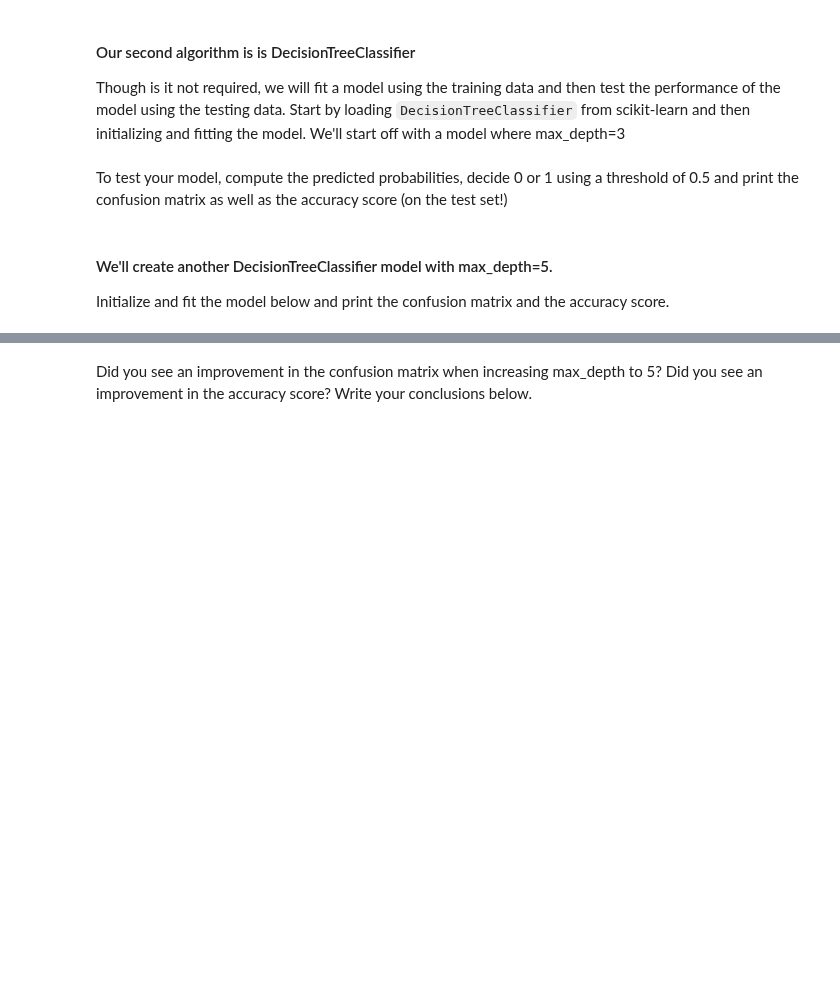
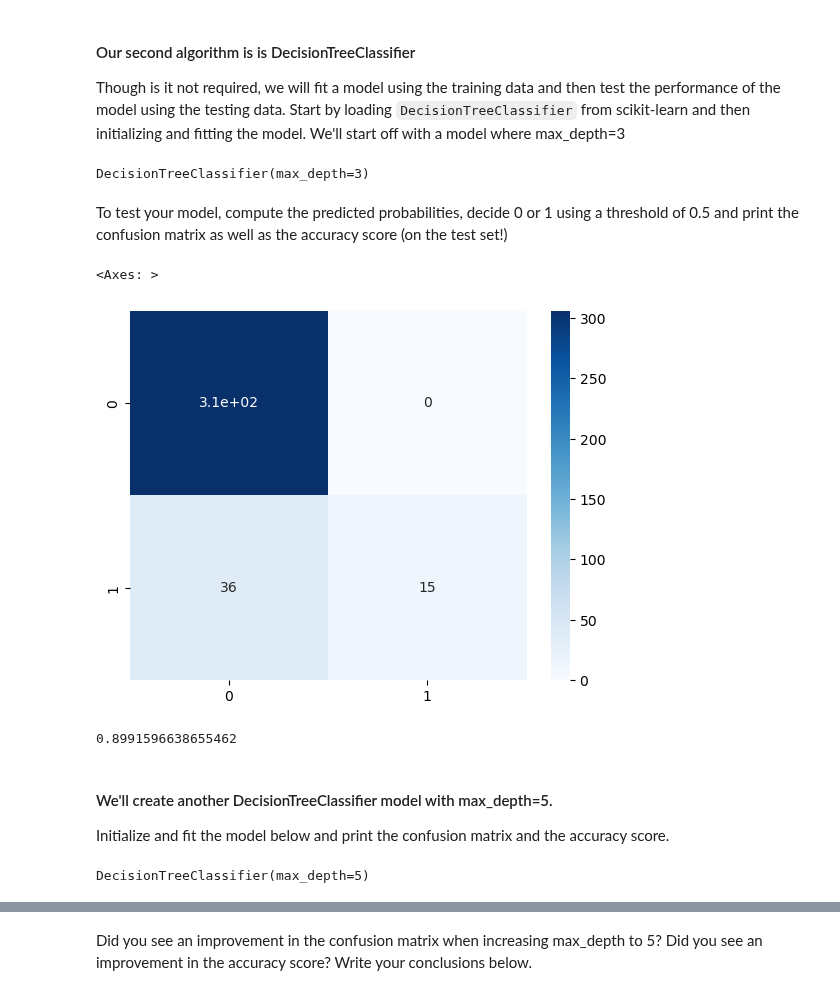
Before and after one commit to Ironhack-Data-Madrid-Octubre-2023/7.1-lab_supervised_learning, a Jupyter notebook: your-code/main.ipynb, the cells around one changed output, grey strips where cells are left out. Saved outputs shown, nothing was run; the diff lists cells and outputs as text; code cells hidden in the pictures; blank space fills up the shorter version.

```diff
--- a/your-code/main.ipynb
+++ b/your-code/main.ipynb
@@ -641,2 +705,16 @@ Though is it not required, we will fit a model using the training data and then
+# %%
+# Your code here:
+
+# cargamos DecisionTreeClassifier
+
+from sklearn.tree import DecisionTreeClassifier as dtc
+
+# ebtrenamos el modelo con DecisionTreeClassifier
+
+dtc = dtc(max_depth=3)
+
+dtc.fit(X_train, y_train)
+# %% [output]
+DecisionTreeClassifier(max_depth=3)
 # %% [markdown]
 To test your model, compute the predicted probabilities, decide 0 or 1 using a threshold of 0.5 and print the confusion matrix as well as the accuracy score (on the test set!)
@@ -645,3 +721,24 @@ To test your model, compute the predicted probabilities, decide 0 or 1 using a t
+# %%
+# Your code here:
+
+# hacemos la confusion matrix con el modelo
+
+y_pred = dtc.predict(X_test)
+
+confusion_matrix(y_test, y_pred)
+
+# pintamos la confusion matrix
+
+sns.heatmap(confusion_matrix(y_test, y_pred), annot=True, cmap='Blues')
+# %% [output]
+<Axes: >
+[figure, added]
+# %%
+# hacemos la accuracy score con el modelo
+
+accuracy_score(y_test, y_pred)
+# %% [output]
+0.8991596638655462
 # %% [markdown]
 #### We'll create another DecisionTreeClassifier model with max_depth=5.
 Initialize and fit the model below and print the confusion matrix and the accuracy score.
@@ -649,0 +745,12 @@ Initialize and fit the model below and print the confusion matrix and the accura
+# %%
+# Your code here:
+
+# cargamos DecisionTreeClassifier
+
+from sklearn.tree import DecisionTreeClassifier as dtc
+
+dtc = dtc(max_depth=5)
+
+dtc.fit(X_train, y_train)
+# %% [output]
+DecisionTreeClassifier(max_depth=5)
```
Also changed, not shown: parts of 22 cells of this notebook.
